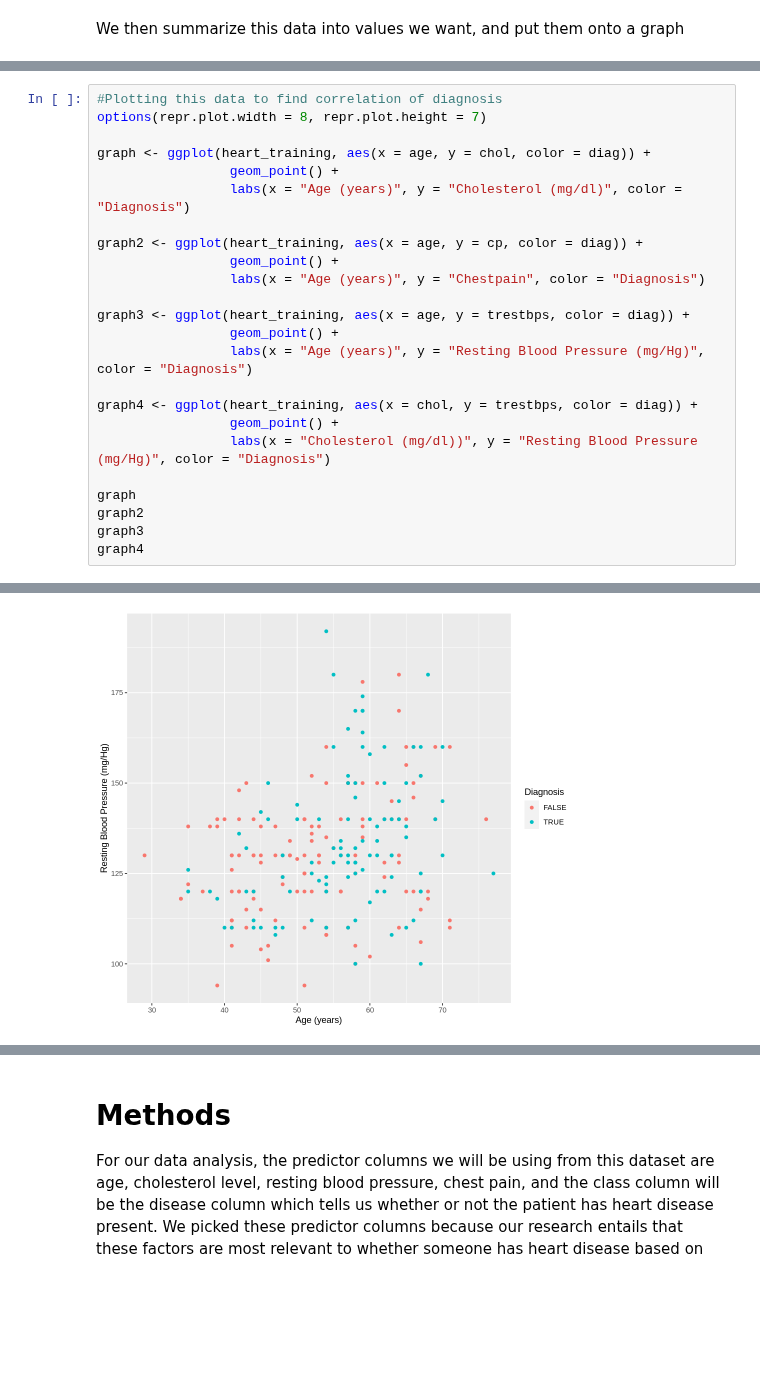
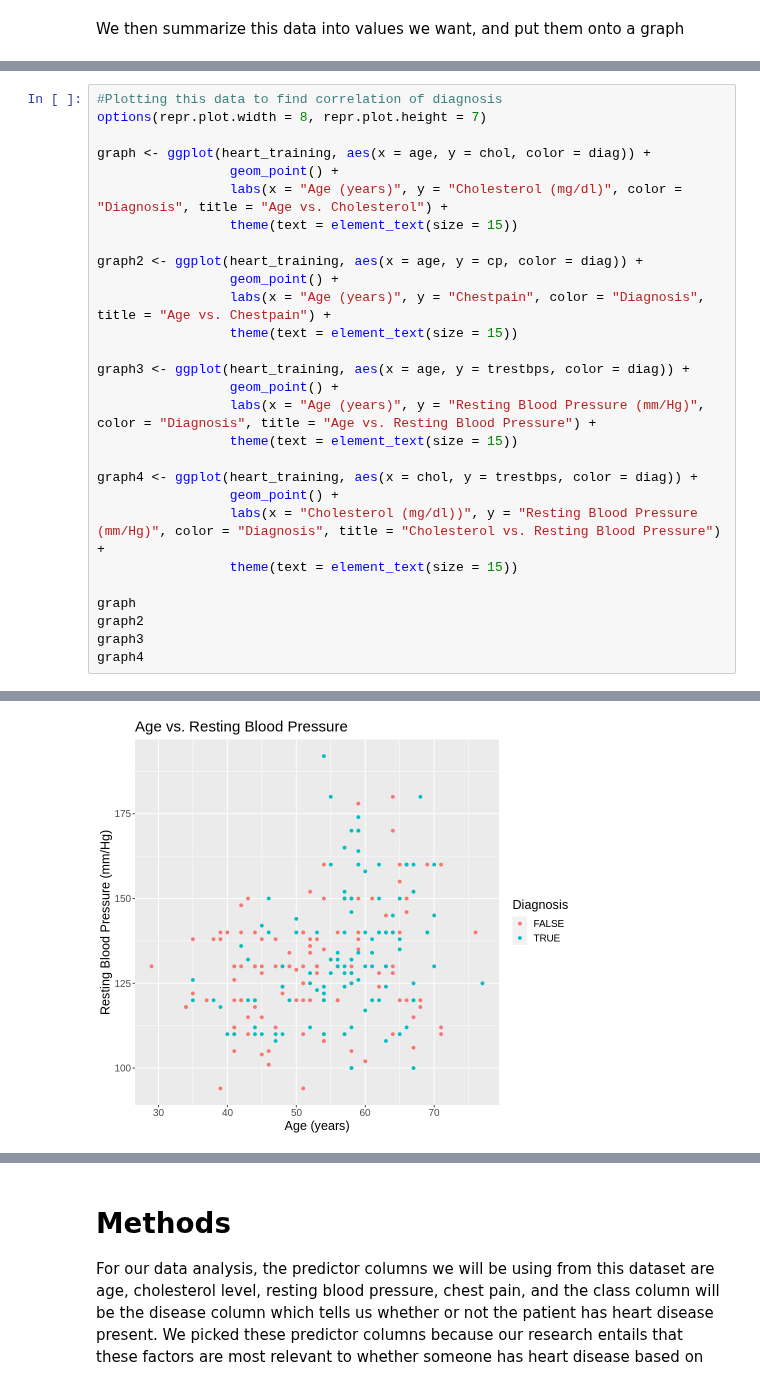
Before and after one commit to ibrahim1623/DSCI-100-Project, a Jupyter notebook: Group 133 Proposal.ipynb, the cells around one changed output, grey strips where cells are left out. Drawn from its saved outputs; the diff is of its cells as text; blank space fills up the shorter version.

```diff
--- a/Group 133 Proposal.ipynb
+++ b/Group 133 Proposal.ipynb
@@ -134,19 +134,23 @@ options(repr.plot.width = 8, repr.plot.height = 7)
 
 graph <- ggplot(heart_training, aes(x = age, y = chol, color = diag)) +
                  geom_point() +
-                 labs(x = "Age (years)", y = "Cholesterol (mg/dl)", color = "Diagnosis")
+                 labs(x = "Age (years)", y = "Cholesterol (mg/dl)", color = "Diagnosis", title = "Age vs. Cholesterol") +
+                 theme(text = element_text(size = 15))
 
 graph2 <- ggplot(heart_training, aes(x = age, y = cp, color = diag)) +
                  geom_point() +
-                 labs(x = "Age (years)", y = "Chestpain", color = "Diagnosis")
+                 labs(x = "Age (years)", y = "Chestpain", color = "Diagnosis", title = "Age vs. Chestpain") +
+                 theme(text = element_text(size = 15))
 
 graph3 <- ggplot(heart_training, aes(x = age, y = trestbps, color = diag)) +
                  geom_point() +
-                 labs(x = "Age (years)", y = "Resting Blood Pressure (mg/Hg)", color = "Diagnosis")
+                 labs(x = "Age (years)", y = "Resting Blood Pressure (mm/Hg)", color = "Diagnosis", title = "Age vs. Resting Blood Pressure") +
+                 theme(text = element_text(size = 15))
 
 graph4 <- ggplot(heart_training, aes(x = chol, y = trestbps, color = diag)) +
                  geom_point() +
-                 labs(x = "Cholesterol (mg/dl))", y = "Resting Blood Pressure (mg/Hg)", color = "Diagnosis")
+                 labs(x = "Cholesterol (mg/dl))", y = "Resting Blood Pressure (mm/Hg)", color = "Diagnosis", title = "Cholesterol vs. Resting Blood Pressure") +
+                 theme(text = element_text(size = 15))
 
 graph
 graph2
@@ -158 +162 @@ graph4
-[figure, old version]
+[figure, new version]
```
Also changed, not shown: parts of 4 cells of this notebook.
